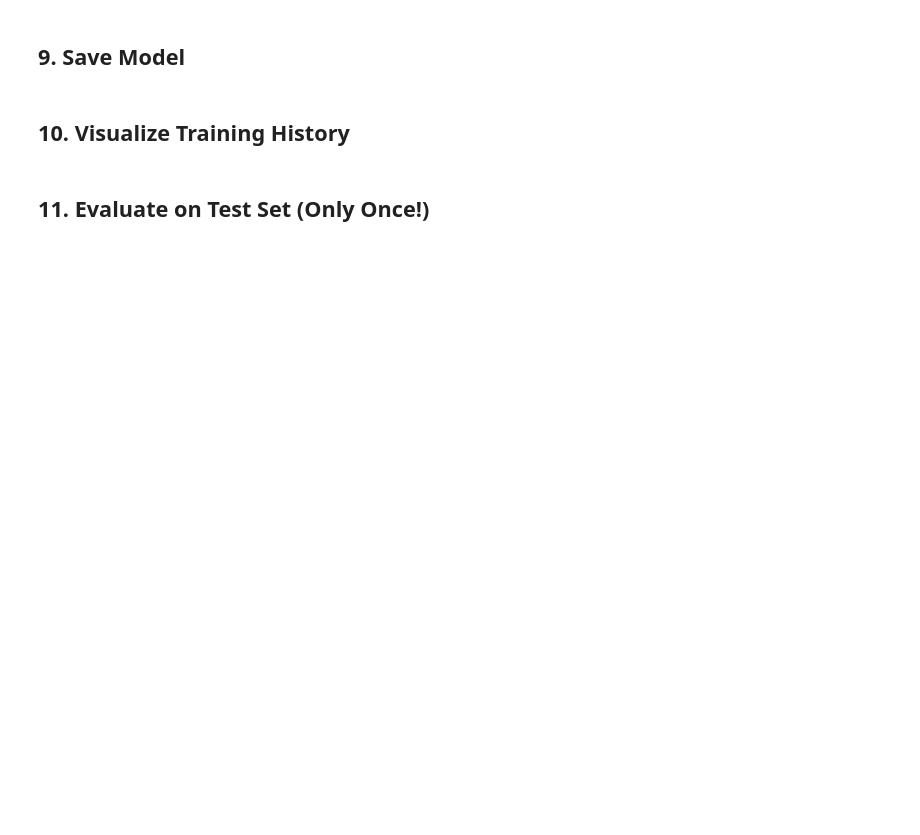
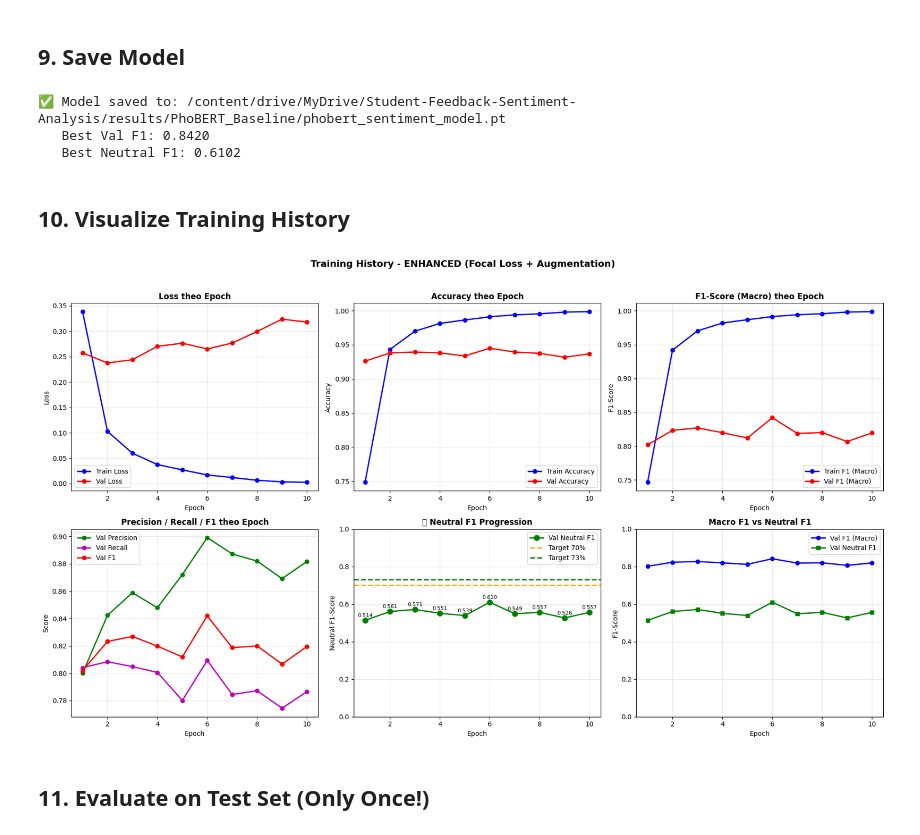
Before and after one commit to tongthanhdat009/Student-Feedback-Sentiment-Analysis, a Jupyter notebook: notebook/PhoBERT_Baseline.ipynb, the cells around one changed output. Saved outputs shown, nothing was run; the diff lists cells and outputs as text; code cells hidden in the pictures; blank space fills up the shorter version.

Commit message:
sửa code baseline

```diff
--- a/notebook/PhoBERT_Baseline.ipynb
+++ b/notebook/PhoBERT_Baseline.ipynb
@@ -426,69 +1074,111 @@ torch.save({
     'optimizer_state_dict': optimizer.state_dict(),
     'history': history,
     'best_val_f1': best_val_f1,
+    'best_val_f1_neutral': best_val_f1_neutral,
     'label_map': LABEL_MAP,
     'config': {
         'model_name': MODEL_NAME,
         'max_length': MAX_LENGTH,
         'batch_size': BATCH_SIZE,
         'epochs': EPOCHS,
-        'learning_rate': LEARNING_RATE
+        'learning_rate': LEARNING_RATE,
+        'warmup_steps': WARMUP_STEPS,
+        'use_enhanced_training': USE_ENHANCED_TRAINING,
+        'use_focal_loss': USE_FOCAL_LOSS,
+        'focal_gamma': FOCAL_GAMMA if USE_FOCAL_LOSS else None,
+        'training_samples': len(train_dataset),
+        'early_stopping_patience': EARLY_STOPPING_PATIENCE
     }
 }, MODEL_SAVE_PATH)
 
-print(f"Model saved to: {MODEL_SAVE_PATH}")
+print(f"✅ Model saved to: {MODEL_SAVE_PATH}")
+print(f"   Best Val F1: {best_val_f1:.4f}")
+print(f"   Best Neutral F1: {best_val_f1_neutral:.4f}")
+# %% [output]
+✅ Model saved to: /content/drive/MyDrive/Student-Feedback-Sentiment-Analysis/results/PhoBERT_Baseline/phobert_sentiment_model.pt
+   Best Val F1: 0.8420
+   Best Neutral F1: 0.6102
 # %% [markdown]
 ## 10. Visualize Training History
 # %%
-# Biểu đồ Accuracy / F1-Score theo Epoch
+# Biểu đồ Accuracy / F1-Score theo Epoch (with Neutral F1)
 def plot_training_history(history):
     epochs = range(1, len(history['train_loss']) + 1)
 
-    fig, axes = plt.subplots(2, 2, figsize=(14, 10))
+    fig, axes = plt.subplots(2, 3, figsize=(18, 10))
 
     # Loss
     axes[0, 0].plot(epochs, history['train_loss'], 'b-o', label='Train Loss', linewidth=2)
     axes[0, 0].plot(epochs, history['val_loss'], 'r-o', label='Val Loss', linewidth=2)
     axes[0, 0].set_title('Loss theo Epoch', fontsize=12, fontweight='bold')
     axes[0, 0].set_xlabel('Epoch')
     axes[0, 0].set_ylabel('Loss')
     axes[0, 0].legend()
     axes[0, 0].grid(True, alpha=0.3)
 
     # Accuracy
     axes[0, 1].plot(epochs, history['train_acc'], 'b-o', label='Train Accuracy', linewidth=2)
     axes[0, 1].plot(epochs, history['val_acc'], 'r-o', label='Val Accuracy', linewidth=2)
     axes[0, 1].set_title('Accuracy theo Epoch', fontsize=12, fontweight='bold')
     axes[0, 1].set_xlabel('Epoch')
     axes[0, 1].set_ylabel('Accuracy')
     axes[0, 1].legend()
     axes[0, 1].grid(True, alpha=0.3)
 
-    # F1-Score
-    axes[1, 0].plot(epochs, history['train_f1'], 'b-o', label='Train F1 (Macro)', linewidth=2)
-    axes[1, 0].plot(epochs, history['val_f1'], 'r-o', label='Val F1 (Macro)', linewidth=2)
-    axes[1, 0].set_title('F1-Score (Macro) theo Epoch', fontsize=12, fontweight='bold')
+    # F1-Score (Macro)
+    axes[0, 2].plot(epochs, history['train_f1'], 'b-o', label='Train F1 (Macro)', linewidth=2)
+    axes[0, 2].plot(epochs, history['val_f1'], 'r-o', label='Val F1 (Macro)', linewidth=2)
+    axes[0, 2].set_title('F1-Score (Macro) theo Epoch', fontsize=12, fontweight='bold')
+    axes[0, 2].set_xlabel('Epoch')
+    axes[0, 2].set_ylabel('F1-Score')
+    axes[0, 2].legend()
+    axes[0, 2].grid(True, alpha=0.3)
+
+    # Precision & Recall
+    axes[1, 0].plot(epochs, history['val_precision'], 'g-o', label='Val Precision', linewidth=2)
+    axes[1, 0].plot(epochs, history['val_recall'], 'm-o', label='Val Recall', linewidth=2)
+    axes[1, 0].plot(epochs, history['val_f1'], 'r-o', label='Val F1', linewidth=2)
+    axes[1, 0].set_title('Precision / Recall / F1 theo Epoch', fontsize=12, fontweight='bold')
     axes[1, 0].set_xlabel('Epoch')
-    axes[1, 0].set_ylabel('F1-Score')
+    axes[1, 0].set_ylabel('Score')
     axes[1, 0].legend()
     axes[1, 0].grid(True, alpha=0.3)
 
-    # Precision & Recall
-    axes[1, 1].plot(epochs, history['val_precision'], 'g-o', label='Val Precision', linewidth=2)
-    axes[1, 1].plot(epochs, history['val_recall'], 'm-o', label='Val Recall', linewidth=2)
-    axes[1, 1].plot(epochs, history['val_f1'], 'r-o', label='Val F1', linewidth=2)
-    axes[1, 1].set_title('Precision / Recall / F1 theo Epoch', fontsize=12, fontweight='bold')
+    # Neutral F1 Progression (NEW)
+    axes[1, 1].plot(epochs, history['val_f1_neutral'], 'g-o', label='Val Neutral F1', linewidth=2, markersize=8)
+    axes[1, 1].axhline(y=0.70, color='orange', linestyle='--', linewidth=2, label='Target 70%')
+    axes[1, 1].axhline(y=0.73, color='green', linestyle='--', linewidth=2, label='Target 73%')
+    axes[1, 1].set_title('🎯 Neutral F1 Progression', fontsize=12, fontweight='bold')
     axes[1, 1].set_xlabel('Epoch')
-    axes[1, 1].set_ylabel('Score')
+    axes[1, 1].set_ylabel('Neutral F1-Score')
     axes[1, 1].legend()
     axes[1, 1].grid(True, alpha=0.3)
+    axes[1, 1].set_ylim(0, 1)
 
-    plt.suptitle('Biểu đồ Accuracy / F1-Score theo Epoch', fontsize=14, fontweight='bold', y=1.02)
+    # Add value annotations for Neutral F1
+    for i, val in enumerate(history['val_f1_neutral']):
+        axes[1, 1].annotate(f'{val:.3f}', xy=(i+1, val), textcoords="offset points",
+                           xytext=(0, 5), ha='center', fontsize=8)
+
+    # All F1 Scores Combined
+    axes[1, 2].plot(epochs, history['val_f1'], 'b-o', label='Val F1 (Macro)', linewidth=2)
+    axes[1, 2].plot(epochs, history['val_f1_neutral'], 'g-s', label='Val Neutral F1', linewidth=2)
+    axes[1, 2].set_title('Macro F1 vs Neutral F1', fontsize=12, fontweight='bold')
+    axes[1, 2].set_xlabel('Epoch')
+    axes[1, 2].set_ylabel('F1-Score')
+    axes[1, 2].legend()
+    axes[1, 2].grid(True, alpha=0.3)
+    axes[1, 2].set_ylim(0, 1)
+
+    mode_str = 'ENHANCED (Focal Loss + Augmentation)' if USE_ENHANCED_TRAINING else 'BASELINE'
+    plt.suptitle(f'Training History - {mode_str}', fontsize=14, fontweight='bold', y=1.02)
     plt.tight_layout()
     plt.savefig(f'{RESULTS_DIR}/training_history.png', dpi=150, bbox_inches='tight')
     plt.show()
 
 plot_training_history(history)
+# %% [output]
+[figure, added]
 # %% [markdown]
 ## 11. Evaluate on Test Set (Only Once!)
 # %%
```
Also changed, not shown: parts of 45 cells of this notebook, 9 other files.
